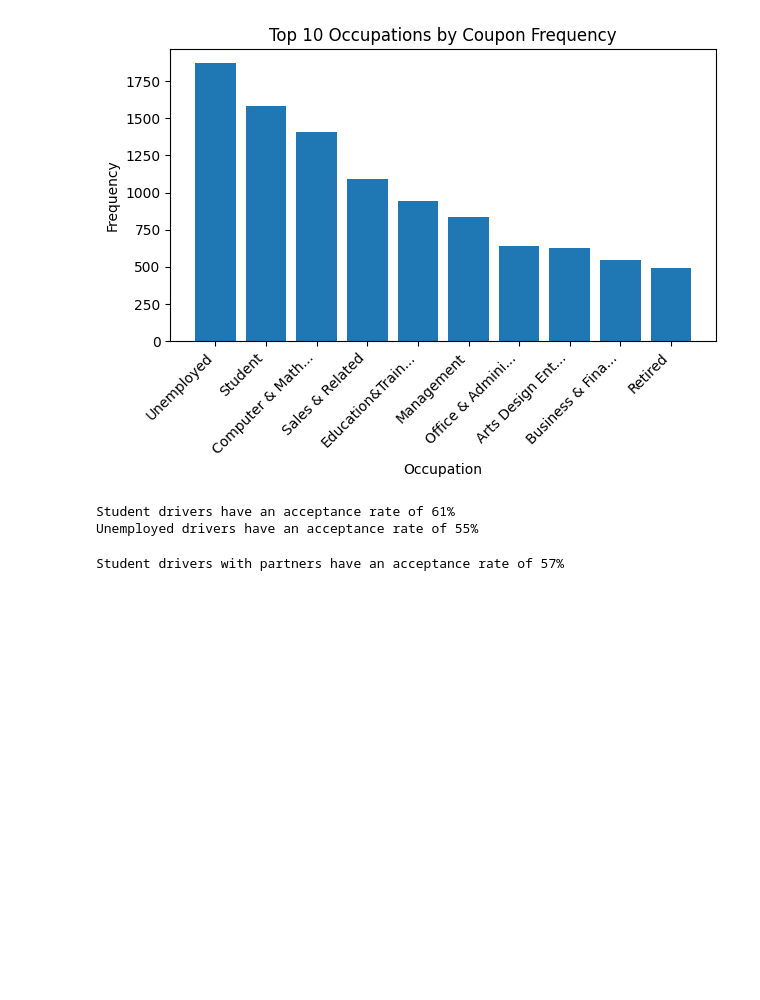
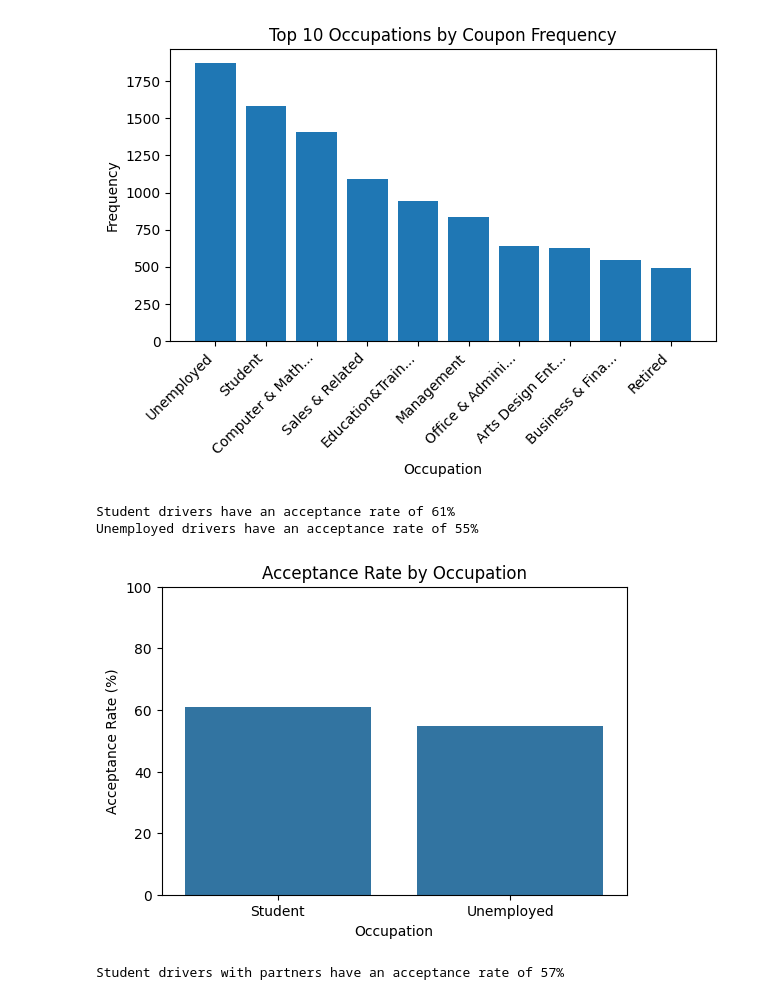
Before and after one commit to micwill755/UB-Application1, a Jupyter notebook: prompt.ipynb, the cells around one changed output. Saved outputs shown, nothing was run; the diff lists cells and outputs as text; code cells hidden in the pictures; blank space fills up the shorter version.

```diff
--- a/prompt.ipynb
+++ b/prompt.ipynb
@@ -426,19 +439,27 @@ plt.tight_layout()
 plt.show()
 # %% [output]
 [figure]
-# %%
-# we can see the largest occupations are student and unemployed, lets see the acceptance rate for each
-students = data[data['occupation'] == 'Student']
-unemployed = data[data['occupation'] == 'Unemployed']
-
-acceptance_rate_student = students['Y'].mean()
-acceptance_rate_unemployed = unemployed['Y'].mean()
-
-print(f'Student drivers have an acceptance rate of {round(acceptance_rate_student * 100)}%')
-print(f'Unemployed drivers have an acceptance rate of {round(acceptance_rate_unemployed * 100)}%')
-# %% [output]
-Student drivers have an acceptance rate of 61%
-Unemployed drivers have an acceptance rate of 55%
+# %%
+subset = data[data['occupation'].isin(['Student', 'Unemployed'])]
+acceptance_by_occupation = subset.groupby('occupation')['Y'].mean().reset_index()
+acceptance_by_occupation['Y'] = acceptance_by_occupation['Y'] * 100
+
+for _, row in acceptance_by_occupation.iterrows():
+    print(f"{row['occupation']} drivers have an acceptance rate of {round(row['Y'])}%")
+
+# Visualize using seaborn
+plt.figure(figsize=(6,4))
+sns.barplot(data=acceptance_by_occupation, x='occupation', y='Y')
+plt.title('Acceptance Rate by Occupation')
+plt.ylabel('Acceptance Rate (%)')
+plt.xlabel('Occupation')
+plt.ylim(0, 100)
+plt.savefig('graphs/acceptance-by-occupation.png')
+plt.show()
+# %% [output]
+Student drivers have an acceptance rate of 61%
+Unemployed drivers have an acceptance rate of 55%
+[figure, added]
 # %%
 # student are above the overall acceptance meaning students are more likely to accept coupons
 # unemployed are just under the overall acceptance rate
```
Also changed, not shown: parts of 11 cells of this notebook, 9 other files.
